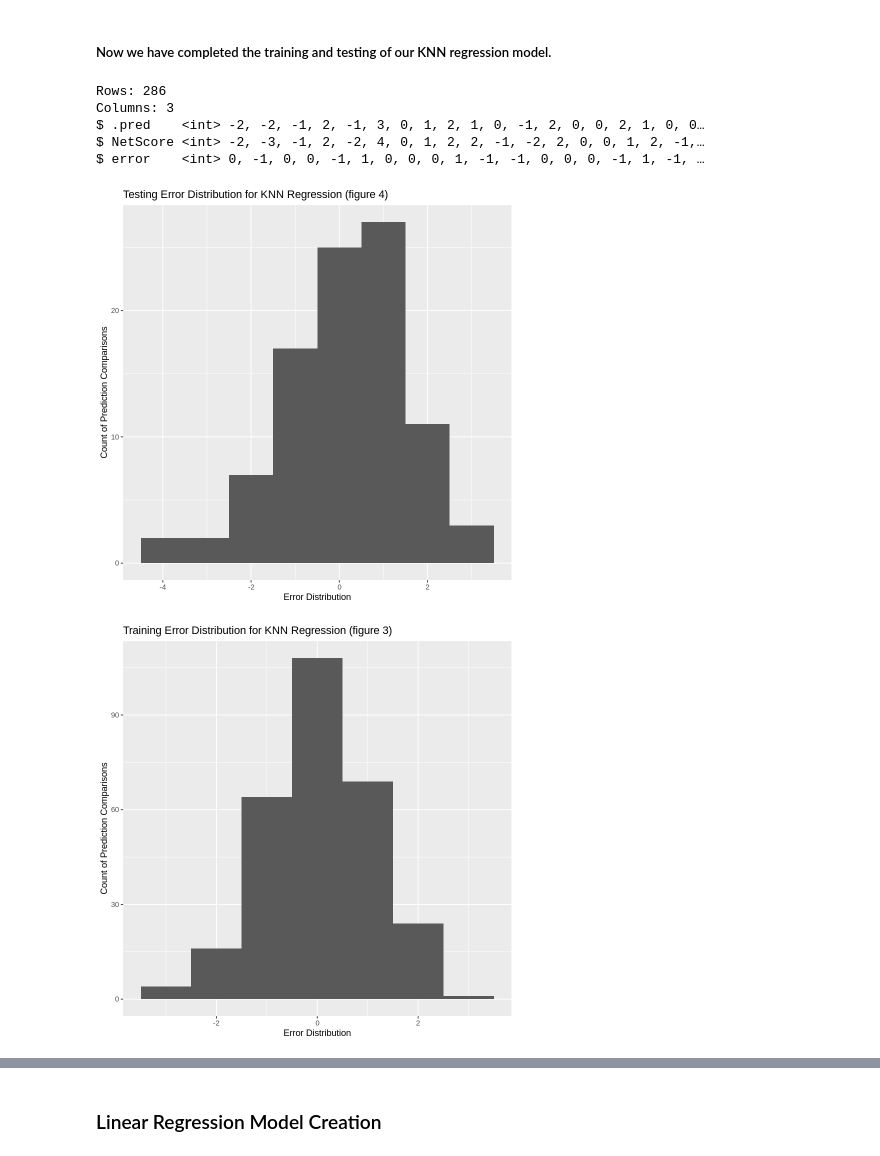
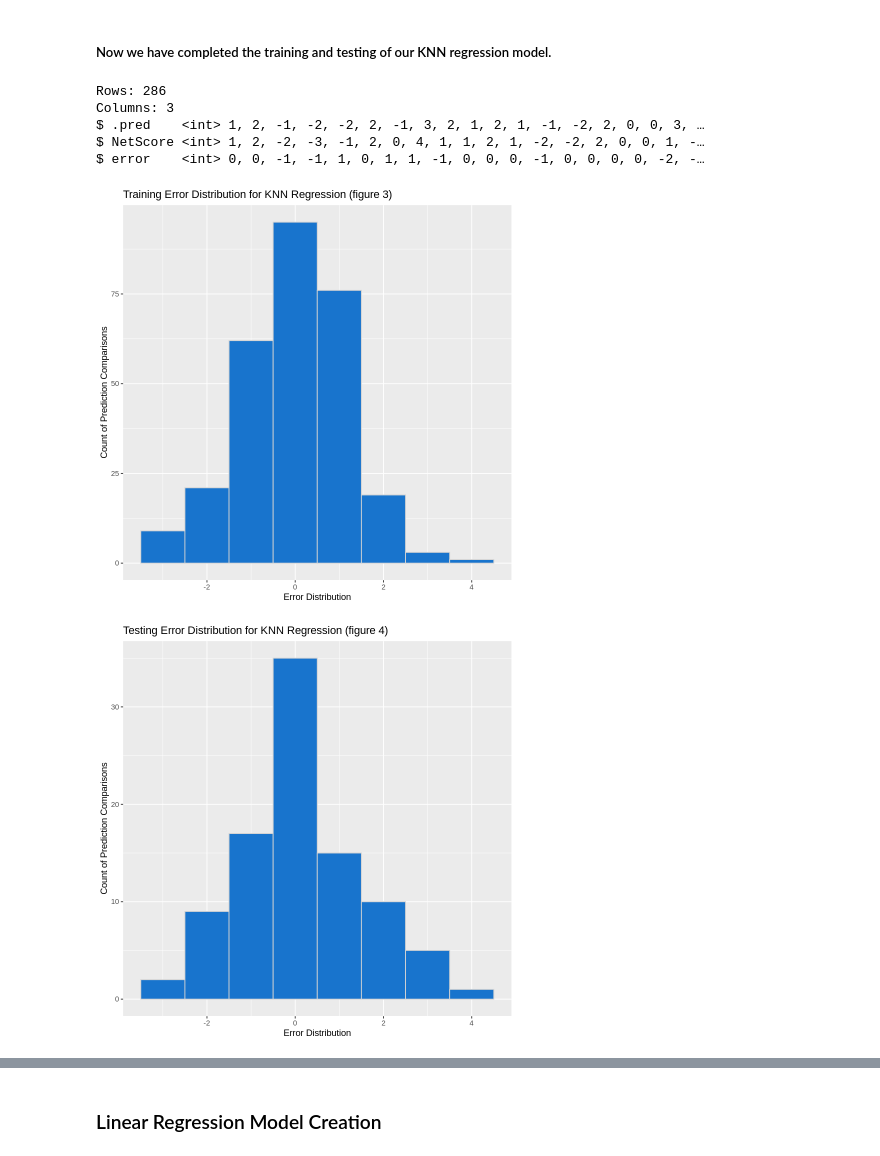
Before and after one commit to armanmoztar/DSCI100-group-project-report, a Jupyter notebook: Group_Project.ipynb, the cells around one changed output, grey strips where cells are left out. Drawn from its saved outputs; the diff is of its cells as text; code cells hidden in the pictures.

Commit message:
Fixed typos and added colour to graphs

```diff
--- a/Group_Project.ipynb
+++ b/Group_Project.ipynb
@@ -395,48 +413,48 @@ A tibble: 3 × 3
 # %% [markdown]
 ##### Now we have completed the training and testing of our KNN regression model.
 # %%
-options(repr.plot.width = 7, repr.plot.height = 7) #here we set options for the graph to make a good visualization
+options(repr.plot.width = 7, repr.plot.height = 7) # here we set options for the graph to make a good visualization
 
-#here we bind the collumns of the predictions to the actual values
+# here we bind the collumns of the predictions to the actual values
 match_preds_test <- match_best_fit %>%
         predict(match_test) %>%
         bind_cols(match_test) %>%
         mutate(.pred = as.integer(round(.pred))) %>%
         select(.pred, NetScore) %>%   #select only the real values and the predictions
         mutate(error = NetScore - .pred)
 
 match_preds_train <- match_best_fit %>%
         predict(match_train) %>%
         bind_cols(match_train) %>%
         mutate(.pred = as.integer(round(.pred))) %>%
-        select(.pred, NetScore) %>%   #select only the real values and the predictions
+        select(.pred, NetScore) %>%   # select only the real values and the predictions
         mutate(error = NetScore - .pred) %>%
-        glimpse()      #we use the glimpse function to just see a visual numerical comparison between our predictions and the actual values
+        glimpse()      # we use the glimpse function to just see a visual numerical comparison between our predictions and the actual values
 
-#Because of the high dimensonality of our data, we are unable to make a graph showing our predictions and our results in comparison to our predictors
+# Because of the high dimensonality of our data, we are unable to make a graph showing our predictions and our results in comparison to our predictors
 # therefore instead, we plot a histogram to see our error distrubution, where the error is equal to the difference between the predicted value
 # and the actual value.
 
 error_dist_train <- ggplot(match_preds_train, aes(x= error)) +
-   geom_histogram(binwidth = 1) +
+   geom_histogram(fill = "dodgerblue3", color = "lightgrey", binwidth = 1) +
    xlab("Error Distribution") +
    ylab("Count of Prediction Comparisons") +
    ggtitle("Training Error Distribution for KNN Regression (figure 3)")
 
 error_dist_test <- ggplot(match_preds_test, aes(x= error)) +
-   geom_histogram(binwidth = 1) +
+   geom_histogram(fill = "dodgerblue3", color = "lightgrey", binwidth = 1) +
    xlab("Error Distribution") +
    ylab("Count of Prediction Comparisons") +
    ggtitle("Testing Error Distribution for KNN Regression (figure 4)")
 
+error_dist_train
 error_dist_test
-error_dist_train
 # %% [output]
 Rows: 286
 Columns: 3
-$ .pred    <int> -2, -2, -1, 2, -1, 3, 0, 1, 2, 1, 0, -1, 2, 0, 0, 2, 1, 0, 0…
-$ NetScore <int> -2, -3, -1, 2, -2, 4, 0, 1, 2, 2, -1, -2, 2, 0, 0, 1, 2, -1,…
-$ error    <int> 0, -1, 0, 0, -1, 1, 0, 0, 0, 1, -1, -1, 0, 0, 0, -1, 1, -1, …
+$ .pred    <int> 1, 2, -1, -2, -2, 2, -1, 3, 2, 1, 2, 1, -1, -2, 2, 0, 0, 3, …
+$ NetScore <int> 1, 2, -2, -3, -1, 2, 0, 4, 1, 1, 2, 1, -2, -2, 2, 0, 0, 1, -…
+$ error    <int> 0, 0, -1, -1, 1, 0, 1, 1, -1, 0, 0, 0, -1, 0, 0, 0, 0, -2, -…
-[figure, old version]
+[figure, new version]
-[figure, old version]
+[figure, new version]
 # %% [markdown]
```
Also changed, not shown: parts of 39 cells of this notebook.
